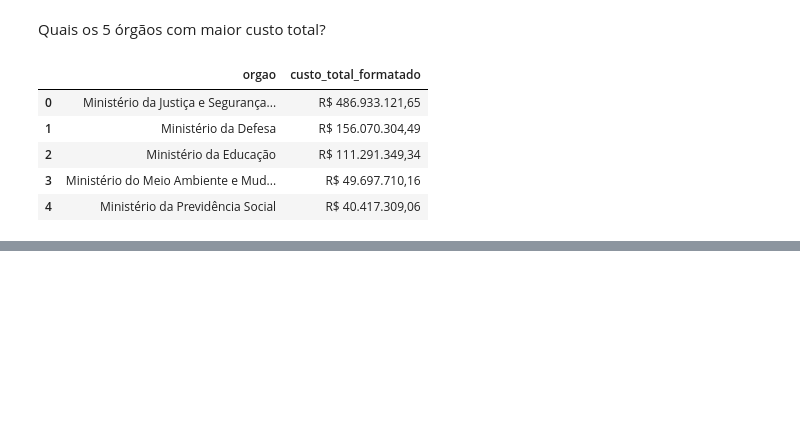
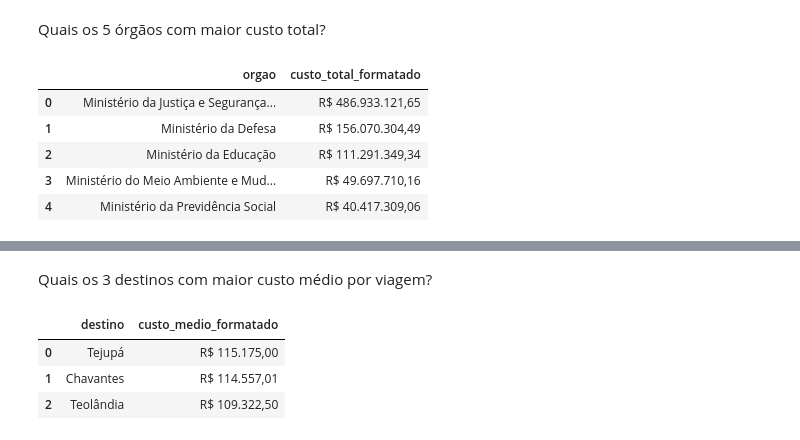
Before and after one commit to heloisacomelli/Projeto-Avaliativo-Modulo1-Heloisa_Campos_Comelli, a Jupyter notebook: 3_analise.ipynb, the cells around one changed output, grey strips where cells are left out. Cells and saved outputs as stored; diff of their text form; code cells hidden in the pictures; blank space fills up the shorter version.

```diff
--- a/3_analise.ipynb
+++ b/3_analise.ipynb
@@ -74,0 +81,42 @@ plt.show()
+# %% [markdown]
+Quais os 3 destinos com maior custo médio por viagem?
+# %%
+# Realiza a consulta SQL para obter os 3 destinos com maior custo médio
+sql_destino = """
+WITH destinos_viagens AS (
+    SELECT DISTINCT
+        id_viagem,
+        destino_cidade
+    FROM silver_trecho
+    WHERE
+        destino_cidade IS NOT NULL
+        AND TRIM(destino_cidade) <> ''
+)
+
+SELECT
+    t.destino_cidade AS destino,
+    AVG(v.valor_total) AS custo_medio,
+    COUNT(*) AS quantidade_viagens
+FROM destinos_viagens t
+INNER JOIN silver_viagem v
+    ON t.id_viagem = v.id_viagem
+WHERE v.valor_total IS NOT NULL
+GROUP BY t.destino_cidade
+ORDER BY custo_medio DESC
+LIMIT 3;
+"""
+
+df_top_destinos = consultar(sql_destino)
+
+# Formata a coluna como moeda brasileira
+df_top_destinos["custo_medio_formatado"] = (
+    df_top_destinos["custo_medio"].apply(reais)
+
+)
+
+display(df_top_destinos[['destino', 'custo_medio_formatado']])
+# %% [output]
+|  | destino | custo_medio_formatado |
+| 0 | Tejupá | R$ 115.175,00 |
+| 1 | Chavantes | R$ 114.557,01 |
+| 2 | Teolândia | R$ 109.322,50 |
```
Also changed, not shown: parts of 2 cells of this notebook.
